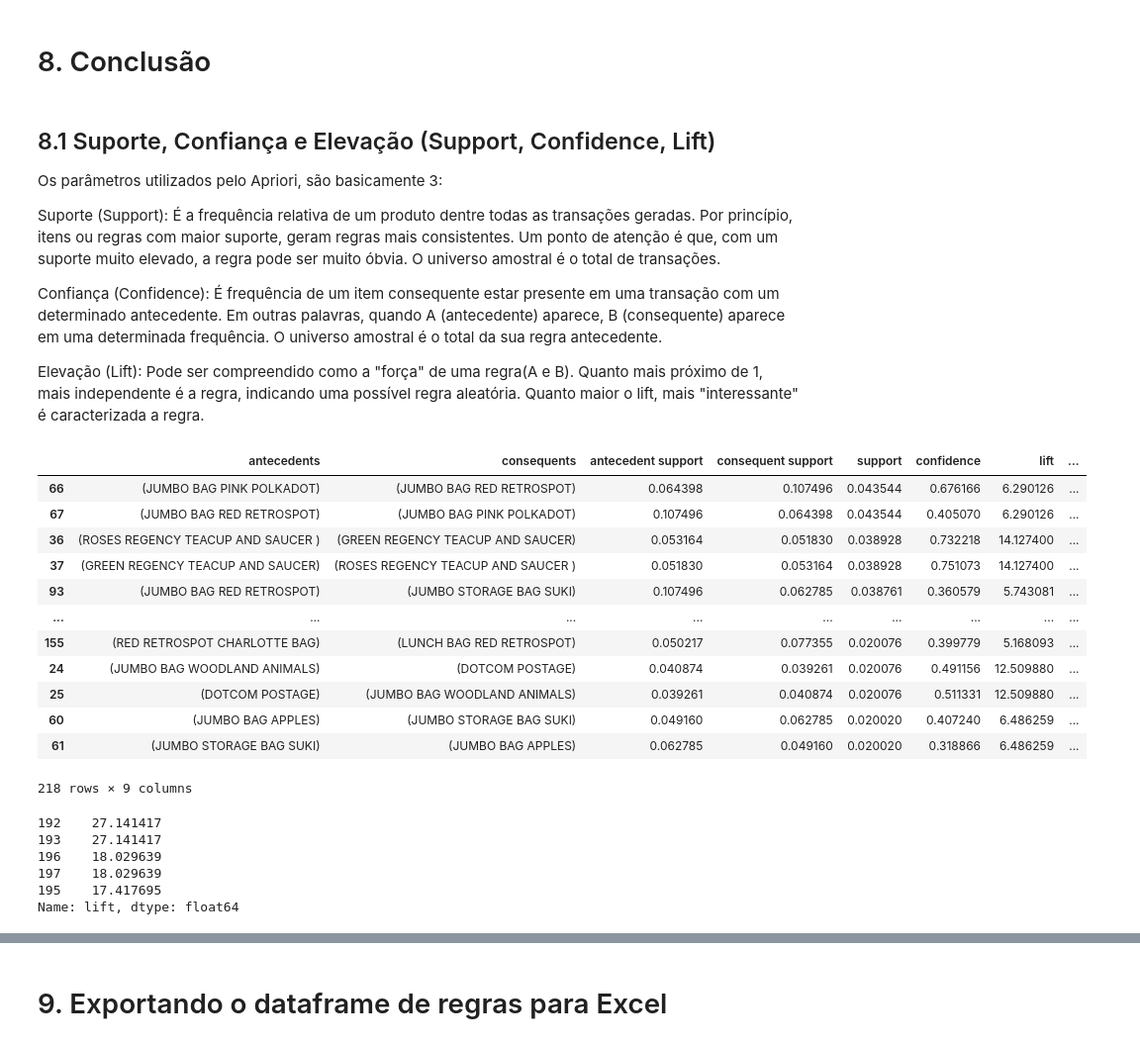
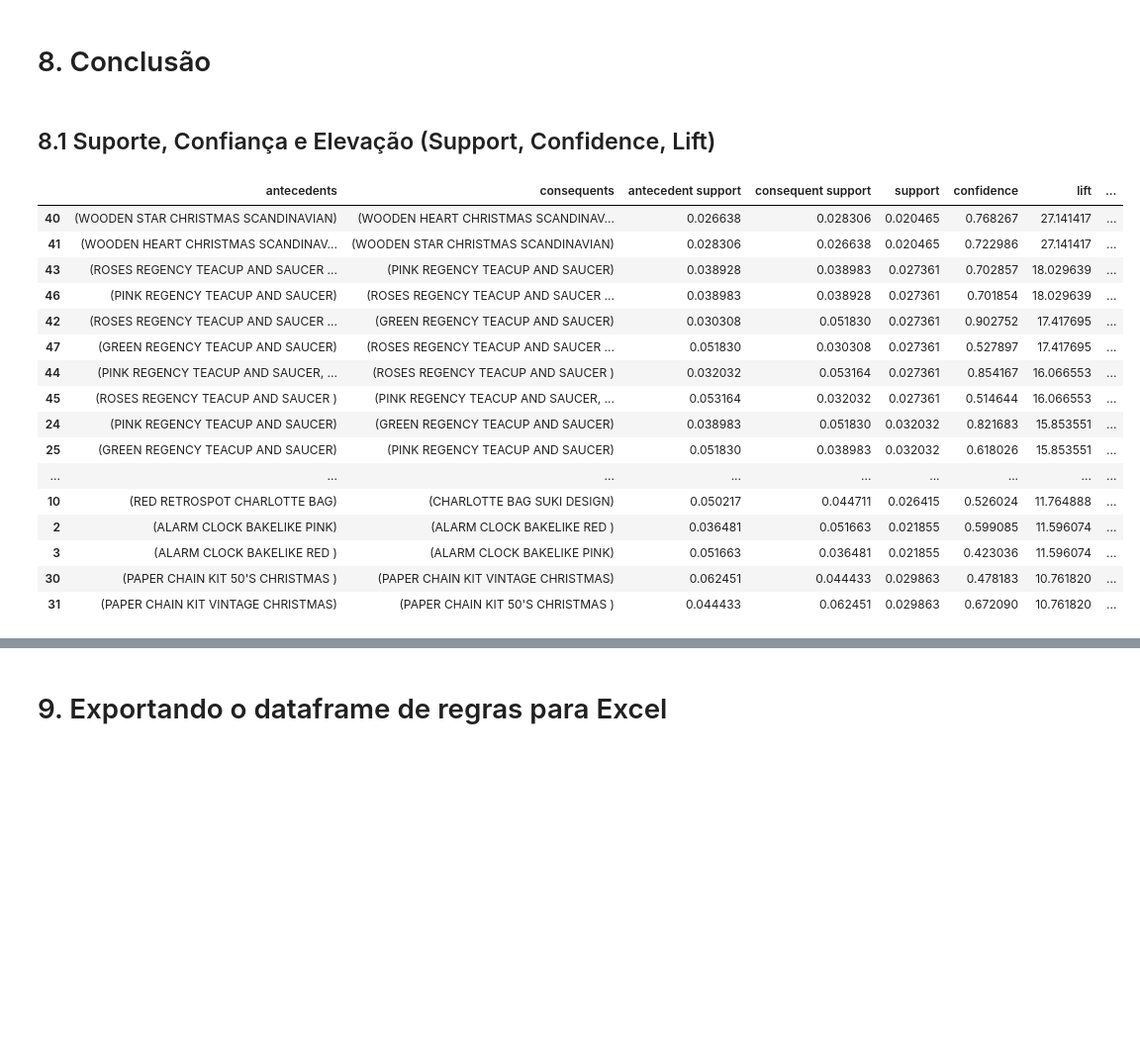
Before and after one commit to DSRodrigoA/DSRodrigoA, a Jupyter notebook: mba.ipynb, the cells around one changed output, grey strips where cells are left out. Shown at 99% size. Saved outputs shown, nothing was run; the diff lists cells and outputs as text; code cells hidden in the pictures; blank space fills up the shorter version.

```diff
--- a/mba.ipynb
+++ b/mba.ipynb
@@ -600,11 +627,10 @@ itemset1
 400 rows × 2 columns
 # %%
-# Criação das regras de associação
-# O 'association_rules', é um pacote que interage com o Apriori, quebrando as lista e trazendo item a item de acordo com seus
-# dados estatísticos. Nesse ponto, pode-se estudar as interações separademente e começar extrair os insights para o negócio
-# em uma etapa de visualização mais elaborada.
+# Criação das regras de associação.
+# O 'association_rules', é um pacote que interage com o Apriori, gerando as regras de associçao a partir da lista de itemsets
+# mais frequentes.
 
-regras = association_rules(itemset1, metric="support", min_threshold=0.02)
+regras = association_rules(itemset1, metric="lift", min_threshold=10.0)
 
 regras
 # %% [output]
@@ -629,49 +659,30 @@ regras.columns
 Index(['antecedents', 'consequents', 'antecedent support', 'consequent support', 'support', 'confidence', 'lift', 'leverage', 'conviction'], dtype='object')
 # %% [markdown]
 # 8. Conclusão
-# %% [markdown]
-## 8.1 Suporte, Confiança e Elevação (Support, Confidence, Lift)
-
-Os parâmetros utilizados pelo Apriori, são basicamente 3:
-
-Suporte (Support): É a frequência relativa de um produto dentre todas as transações geradas. Por princípio, itens ou regras com maior suporte, geram regras mais consistentes. Um ponto de atenção é que, com um suporte muito elevado, a regra pode ser muito óbvia. O universo amostral é o total de transações.
-
-Confiança (Confidence): É frequência de um item consequente estar presente em uma transação com um determinado antecedente. Em outras palavras, quando A (antecedente) aparece, B (consequente) aparece em uma determinada frequência. O universo amostral é o total da sua regra antecedente.
-
-Elevação (Lift): Pode ser compreendido como a "força" de uma regra(A e B). Quanto mais próximo de 1, mais independente é a regra, indicando uma possível regra aleatória. Quanto maior o lift, mais "interessante" é caracterizada a regra.
+# %% [markdown]
+## 8.1 Suporte, Confiança e Elevação (Support, Confidence, Lift)
 # %%
 # Aplicando um filtro no dataframe regras, colocando em ordem decrescente os valores de suporte e confiança, definindo a listagem
 # para tomada de decisão com base nesses parâmetros.
 
-regras_filter = regras.sort_values(by=['support','lift'], ascending = [False, True])
+regras_filter = regras.sort_values(by=['lift', 'support'], ascending = [False, False])
 
 regras_filter
 # %% [output]
 |  | antecedents | consequents | antecedent support | consequent support | support | confidence | lift | ... |
-| 66 | (JUMBO BAG PINK POLKADOT) | (JUMBO BAG RED RETROSPOT) | 0.064398 | 0.107496 | 0.043544 | 0.676166 | 6.290126 | ... |
-| 67 | (JUMBO BAG RED RETROSPOT) | (JUMBO BAG PINK POLKADOT) | 0.107496 | 0.064398 | 0.043544 | 0.405070 | 6.290126 | ... |
-| 36 | (ROSES REGENCY TEACUP AND SAUCER ) | (GREEN REGENCY TEACUP AND SAUCER) | 0.053164 | 0.051830 | 0.038928 | 0.732218 | 14.127400 | ... |
-| 37 | (GREEN REGENCY TEACUP AND SAUCER) | (ROSES REGENCY TEACUP AND SAUCER ) | 0.051830 | 0.053164 | 0.038928 | 0.751073 | 14.127400 | ... |
-| 93 | (JUMBO BAG RED RETROSPOT) | (JUMBO STORAGE BAG SUKI) | 0.107496 | 0.062785 | 0.038761 | 0.360579 | 5.743081 | ... |
+| 40 | (WOODEN STAR CHRISTMAS SCANDINAVIAN) | (WOODEN HEART CHRISTMAS SCANDINAV... | 0.026638 | 0.028306 | 0.020465 | 0.768267 | 27.141417 | ... |
+| 41 | (WOODEN HEART CHRISTMAS SCANDINAV... | (WOODEN STAR CHRISTMAS SCANDINAVIAN) | 0.028306 | 0.026638 | 0.020465 | 0.722986 | 27.141417 | ... |
+| 43 | (ROSES REGENCY TEACUP AND SAUCER ... | (PINK REGENCY TEACUP AND SAUCER) | 0.038928 | 0.038983 | 0.027361 | 0.702857 | 18.029639 | ... |
+| 46 | (PINK REGENCY TEACUP AND SAUCER) | (ROSES REGENCY TEACUP AND SAUCER ... | 0.038983 | 0.038928 | 0.027361 | 0.701854 | 18.029639 | ... |
+| 42 | (ROSES REGENCY TEACUP AND SAUCER ... | (GREEN REGENCY TEACUP AND SAUCER) | 0.030308 | 0.051830 | 0.027361 | 0.902752 | 17.417695 | ... |
+| 47 | (GREEN REGENCY TEACUP AND SAUCER) | (ROSES REGENCY TEACUP AND SAUCER ... | 0.051830 | 0.030308 | 0.027361 | 0.527897 | 17.417695 | ... |
+| 44 | (PINK REGENCY TEACUP AND SAUCER, ... | (ROSES REGENCY TEACUP AND SAUCER ) | 0.032032 | 0.053164 | 0.027361 | 0.854167 | 16.066553 | ... |
+| 45 | (ROSES REGENCY TEACUP AND SAUCER ) | (PINK REGENCY TEACUP AND SAUCER, ... | 0.053164 | 0.032032 | 0.027361 | 0.514644 | 16.066553 | ... |
+| 24 | (PINK REGENCY TEACUP AND SAUCER) | (GREEN REGENCY TEACUP AND SAUCER) | 0.038983 | 0.051830 | 0.032032 | 0.821683 | 15.853551 | ... |
+| 25 | (GREEN REGENCY TEACUP AND SAUCER) | (PINK REGENCY TEACUP AND SAUCER) | 0.051830 | 0.038983 | 0.032032 | 0.618026 | 15.853551 | ... |
 | ... | ... | ... | ... | ... | ... | ... | ... | ... |
-| 155 | (RED RETROSPOT CHARLOTTE BAG) | (LUNCH BAG RED RETROSPOT) | 0.050217 | 0.077355 | 0.020076 | 0.399779 | 5.168093 | ... |
-| 24 | (JUMBO BAG WOODLAND ANIMALS) | (DOTCOM POSTAGE) | 0.040874 | 0.039261 | 0.020076 | 0.491156 | 12.509880 | ... |
-| 25 | (DOTCOM POSTAGE) | (JUMBO BAG WOODLAND ANIMALS) | 0.039261 | 0.040874 | 0.020076 | 0.511331 | 12.509880 | ... |
-| 60 | (JUMBO BAG APPLES) | (JUMBO STORAGE BAG SUKI) | 0.049160 | 0.062785 | 0.020020 | 0.407240 | 6.486259 | ... |
-| 61 | (JUMBO STORAGE BAG SUKI) | (JUMBO BAG APPLES) | 0.062785 | 0.049160 | 0.020020 | 0.318866 | 6.486259 | ... |
+| 10 | (RED RETROSPOT CHARLOTTE BAG) | (CHARLOTTE BAG SUKI DESIGN) | 0.050217 | 0.044711 | 0.026415 | 0.526024 | 11.764888 | ... |
+| 2 | (ALARM CLOCK BAKELIKE PINK) | (ALARM CLOCK BAKELIKE RED ) | 0.036481 | 0.051663 | 0.021855 | 0.599085 | 11.596074 | ... |
+| 3 | (ALARM CLOCK BAKELIKE RED ) | (ALARM CLOCK BAKELIKE PINK) | 0.051663 | 0.036481 | 0.021855 | 0.423036 | 11.596074 | ... |
+| 30 | (PAPER CHAIN KIT 50'S CHRISTMAS ) | (PAPER CHAIN KIT VINTAGE CHRISTMAS) | 0.062451 | 0.044433 | 0.029863 | 0.478183 | 10.761820 | ... |
+| 31 | (PAPER CHAIN KIT VINTAGE CHRISTMAS) | (PAPER CHAIN KIT 50'S CHRISTMAS ) | 0.044433 | 0.062451 | 0.029863 | 0.672090 | 10.761820 | ... |
-218 rows × 9 columns
-# %%
-# Tomando com um exemplo a primeira linha da lista final de regras:
-# O Item Green Regency Teacup com o item Roses Regency tem como consequente o item Pink Regency Teacup and Soucer. Esta regra
-# aparece em 70,5% da base de dados, sendo que no total dessa regra, o item consequente foi comprado 70,5% das vezes. A força
-# dessa regra é 18,38, indicando uma regra interessante para se investir nesse conjunto de itens (itemset) para campanhas de
-# marketing e promoções.
-
-regras_filter['lift'].nlargest()
-# %% [output]
-192    27.141417
-193    27.141417
-196    18.029639
-197    18.029639
-195    17.417695
-Name: lift, dtype: float64
```
Also changed, not shown: parts of 8 cells of this notebook.
